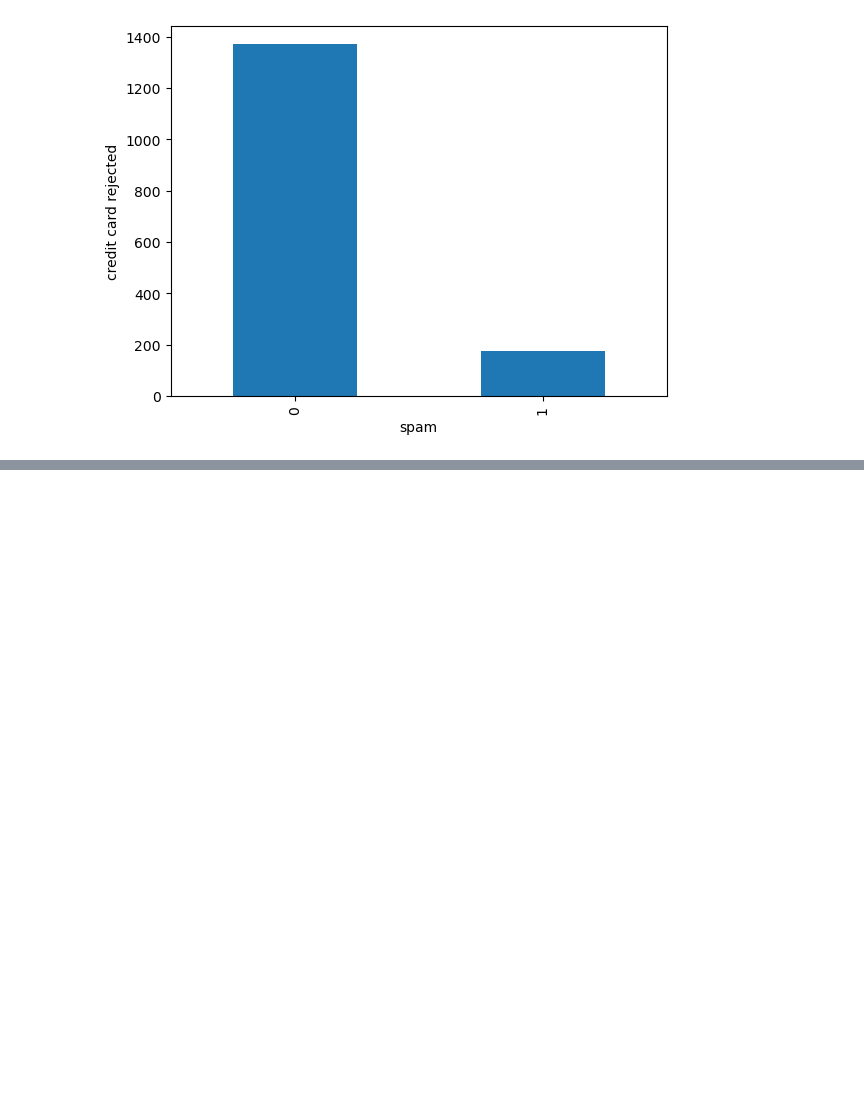
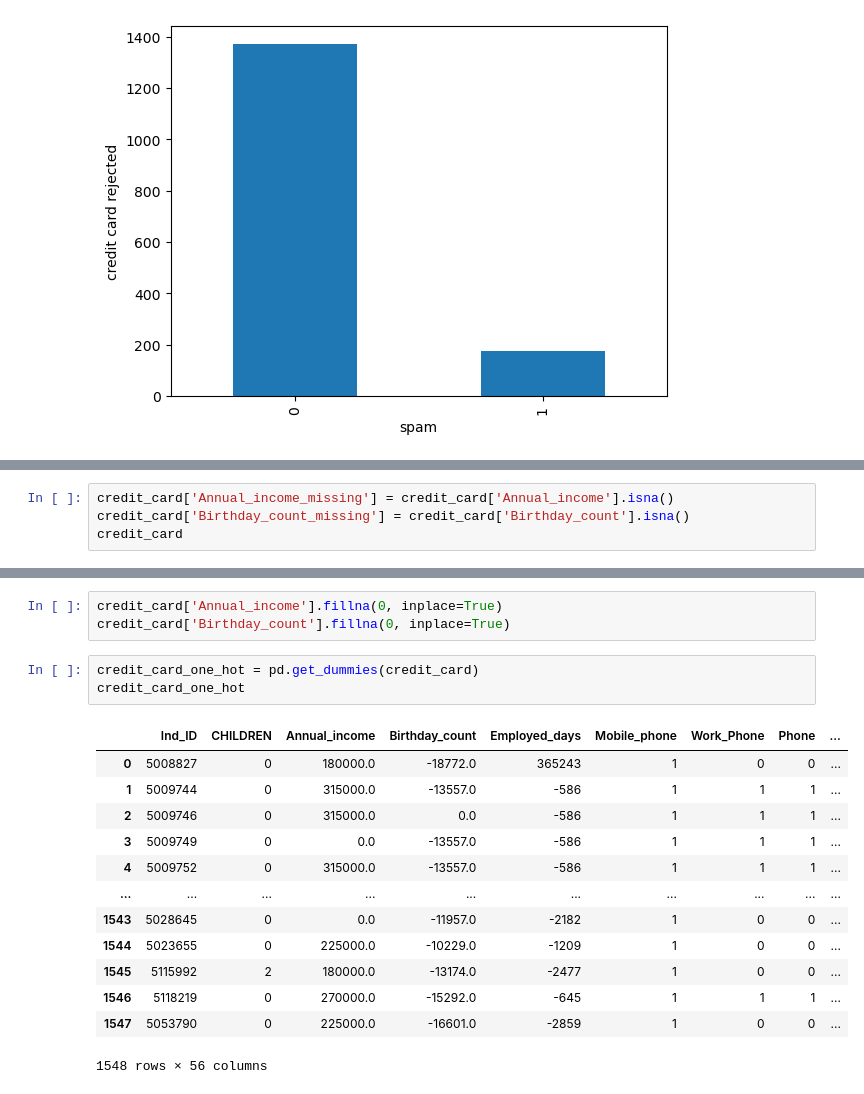
Before and after one commit to sdray5/projects, a Jupyter notebook: credit_card/Credit Card.ipynb, the cells around one changed output, grey strips where cells are left out. Drawn from its saved outputs; the diff is of its cells as text; blank space fills up the shorter version.

```diff
--- a/credit_card/Credit Card.ipynb
+++ b/credit_card/Credit Card.ipynb
@@ -44,0 +82,4 @@ credit_card_label['label'].value_counts().plot.bar(ylabel='credit card rejected'
+# %%
+credit_card['Annual_income_missing'] = credit_card['Annual_income'].isna()
+credit_card['Birthday_count_missing'] = credit_card['Birthday_count'].isna()
+credit_card
@@ -44,0 +100,20 @@ credit_card_label['label'].value_counts().plot.bar(ylabel='credit card rejected'
+# %%
+credit_card['Annual_income'].fillna(0, inplace=True)
+credit_card['Birthday_count'].fillna(0, inplace=True)
+# %%
+credit_card_one_hot = pd.get_dummies(credit_card)
+credit_card_one_hot
+# %% [output]
+|  | Ind_ID | CHILDREN | Annual_income | Birthday_count | Employed_days | Mobile_phone | Work_Phone | Phone | ... |
+| 0 | 5008827 | 0 | 180000.0 | -18772.0 | 365243 | 1 | 0 | 0 | ... |
+| 1 | 5009744 | 0 | 315000.0 | -13557.0 | -586 | 1 | 1 | 1 | ... |
+| 2 | 5009746 | 0 | 315000.0 | 0.0 | -586 | 1 | 1 | 1 | ... |
+| 3 | 5009749 | 0 | 0.0 | -13557.0 | -586 | 1 | 1 | 1 | ... |
+| 4 | 5009752 | 0 | 315000.0 | -13557.0 | -586 | 1 | 1 | 1 | ... |
+| ... | ... | ... | ... | ... | ... | ... | ... | ... | ... |
+| 1543 | 5028645 | 0 | 0.0 | -11957.0 | -2182 | 1 | 0 | 0 | ... |
+| 1544 | 5023655 | 0 | 225000.0 | -10229.0 | -1209 | 1 | 0 | 0 | ... |
+| 1545 | 5115992 | 2 | 180000.0 | -13174.0 | -2477 | 1 | 0 | 0 | ... |
+| 1546 | 5118219 | 0 | 270000.0 | -15292.0 | -645 | 1 | 1 | 1 | ... |
+| 1547 | 5053790 | 0 | 225000.0 | -16601.0 | -2859 | 1 | 0 | 0 | ... |
+1548 rows × 56 columns
```
Also changed, not shown: parts of 5 cells of this notebook.
